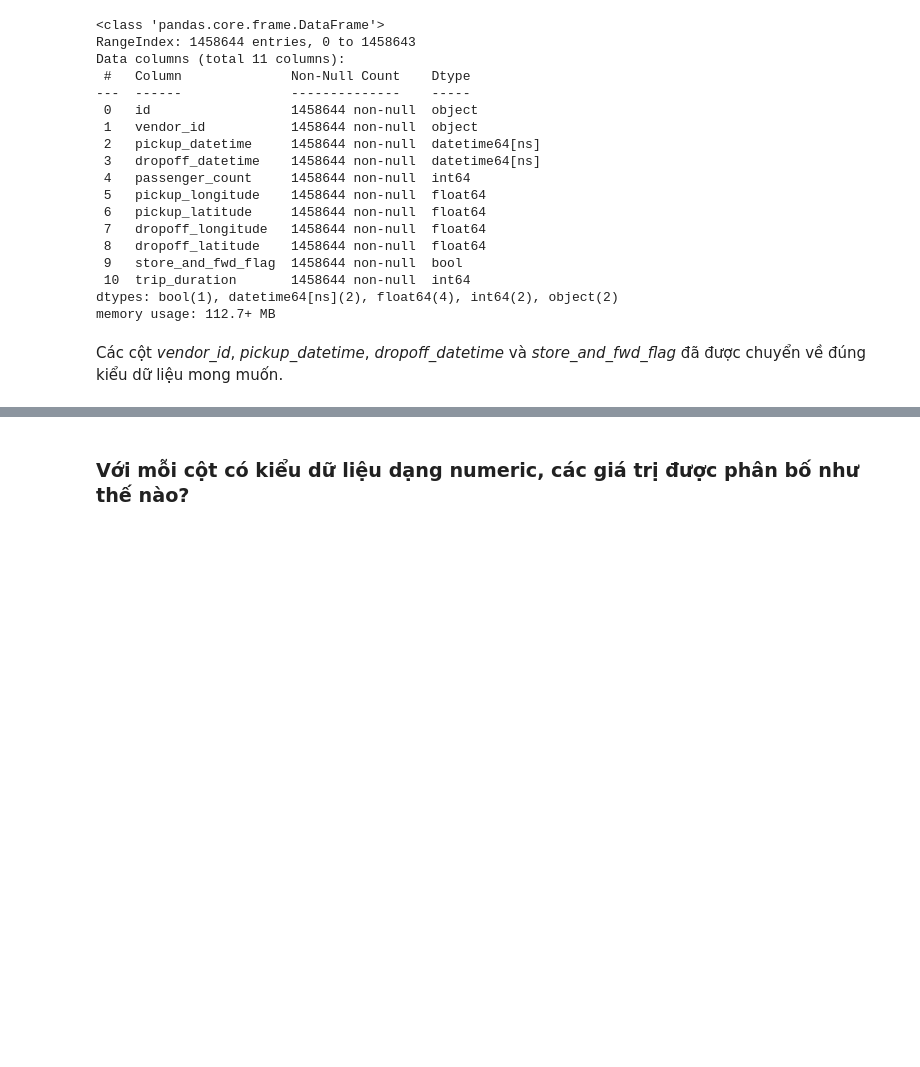
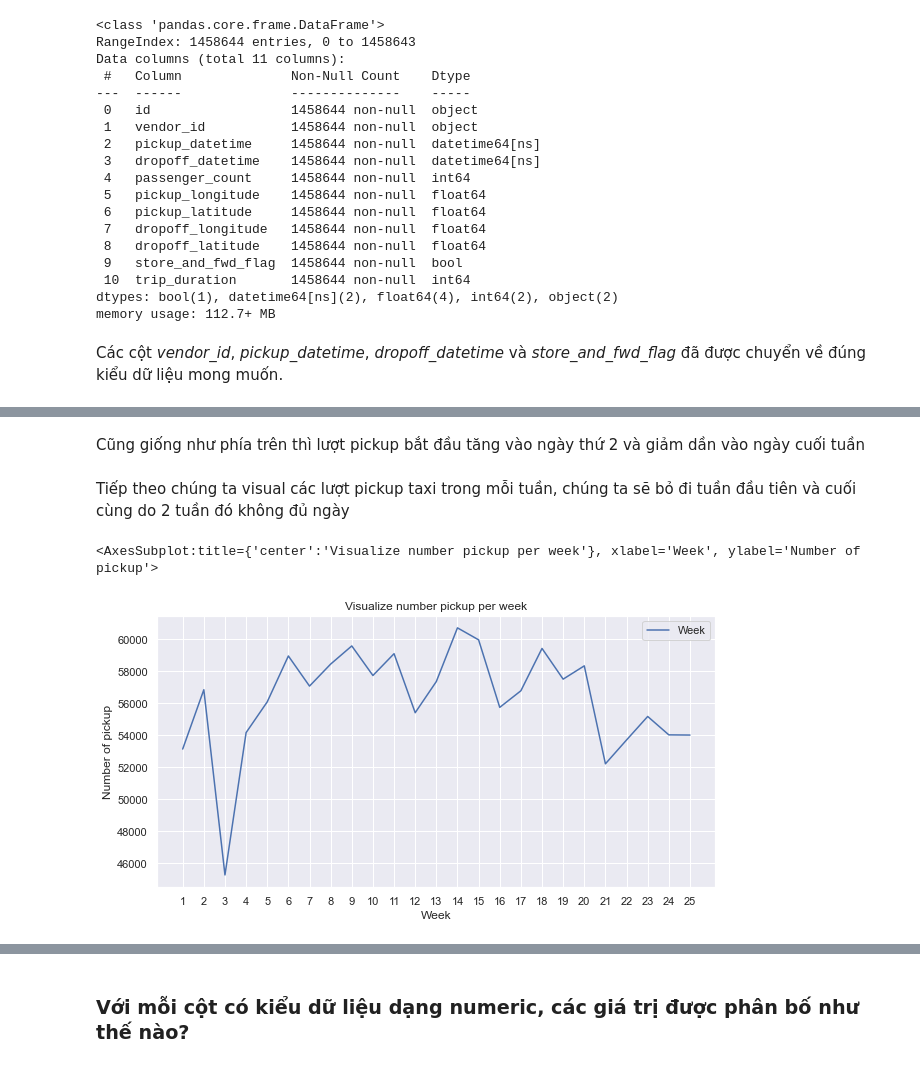
Before and after one commit to linh0303052/programming4DS, a Jupyter notebook: report.ipynb, the cells around one changed output, grey strips where cells are left out. Cells and saved outputs as stored; diff of their text form; code cells hidden in the pictures; blank space fills up the shorter version.

```diff
--- a/report.ipynb
+++ b/report.ipynb
@@ -201,0 +234,11 @@ Các cột *vendor_id*, *pickup_datetime*, *dropoff_datetime* và *store_and_fwd
+# %% [markdown]
+Cũng giống như phía trên thì lượt pickup bắt đầu tăng vào ngày thứ 2 và giảm dần vào ngày cuối tuần
+# %% [markdown]
+Tiếp theo chúng ta visual các lượt pickup taxi trong mỗi tuần, chúng ta sẽ bỏ đi tuần đầu tiên và cuối cùng do 2 tuần đó không đủ ngày
+# %%
+# visualize week and remove index=26,53
+time_pickup.Week.value_counts().sort_index().drop([53,26]).plot(kind='line', title='Visualize number pickup per week', figsize=(10, 5),
+xlabel='Week',ylabel='Number of pickup', legend=True, xticks=time_pickup.Week.value_counts().sort_index().drop([53,26]).index)
+# %% [output]
+<AxesSubplot:title={'center':'Visualize number pickup per week'}, xlabel='Week', ylabel='Number of pickup'>
+[figure, added]
```
Also changed, not shown: parts of 23 cells of this notebook.
